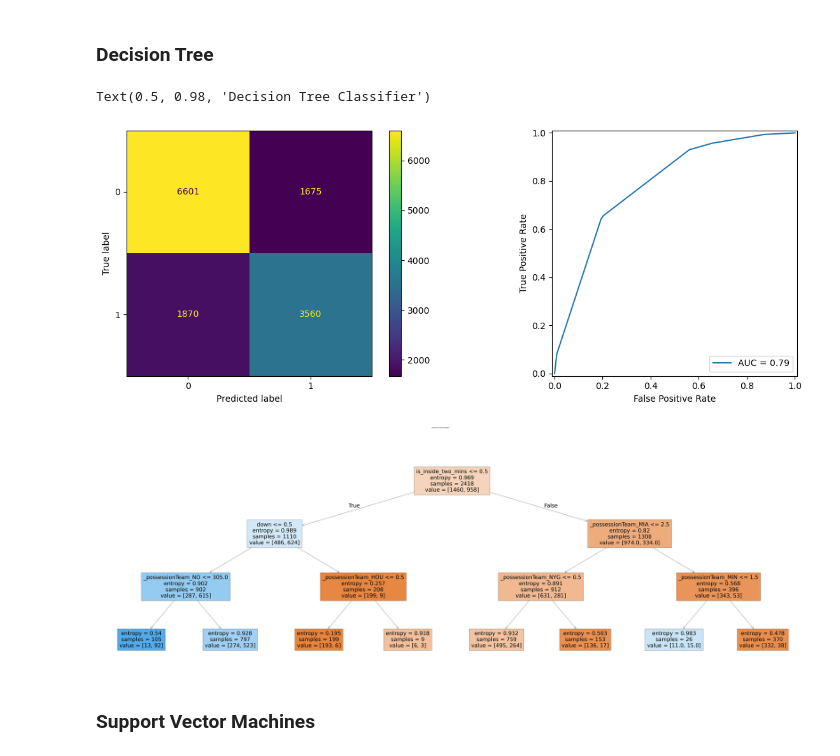
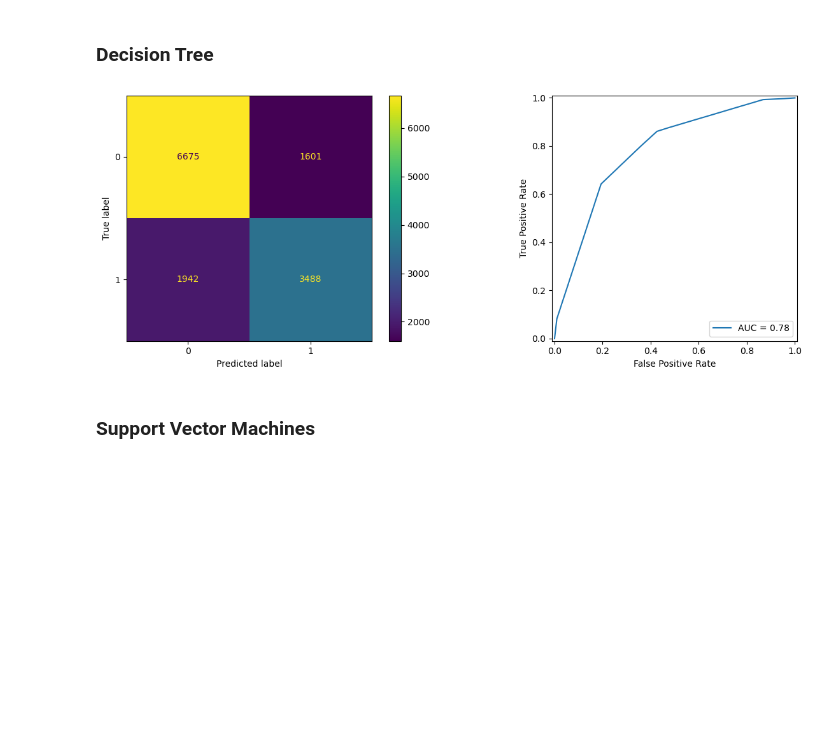
Before and after one commit to davestange/predict_plays, a Jupyter notebook: predict.ipynb, the cells around one changed output. Cells and saved outputs as stored; diff of their text form; code cells hidden in the pictures; blank space fills up the shorter version.

```diff
--- a/predict.ipynb
+++ b/predict.ipynb
@@ -12,17 +12,22 @@ PARAM_FINAL_IMAGES = False
 PARAM_GENERATE_CONFIDENCE_MATRIX = True
 
 # Hyper parameters - these are from the last 15% run
+sfs_features_to_select = 3
 logistic_regression__C = 1.0
 logistic_regression__class_weight = 'balanced'
 logistic_regression__fit_intercept = False
 logistic_regression__penalty = 'l2'
 logistic_regression__solver = 'liblinear'
+logistic_regression__features = None #['rb_count', 'extra_ol', 'form_I_FORM', 'form_PISTOL', 'form_SINGLEBACK', 'form_UNKNOWN', 'form_WILDCAT']
 kneighbors__algorithm = 'auto'
 kneighbors__n_neighbors = 10
 kneighbors__weights = None
+kneighbors__features = ['extra_ol', 'form_EMPTY', 'form_SHOTGUN']
 decision_tree__criterion = 'entropy'
 decision_tree__max_depth = 3
 decision_tree__max_features = None
+decision_tree__features = None#['wr_count', 'rb_count', 'form_SHOTGUN', 'form_SINGLEBACK']
+svc__features = None #['is_inside_two_mins', 'wr_count', 'te_count', 'rb_count', 'form_SHOTGUN', 'form_SINGLEBACK']
 # %% [markdown]
 # Initializing Data
 # %% [markdown]
@@ -521,32 +670,25 @@ ModelTrainer(model_name,
 # %%
 # for max_depth in range(1, 30):
 model_name = f"DecisionTreeClassifier with (criterion={decision_tree__criterion}, max_depth={decision_tree__max_depth}, max_features={decision_tree__max_features})"
 model = DecisionTreeClassifier(criterion=decision_tree__criterion,
                                     max_depth=decision_tree__max_depth,
                                     max_features=decision_tree__max_features)
 ModelTrainer(model_name,
             Pipeline([
-                ('transformer', col_trans),
                 ('regression', model)
-            ])).run()
+            ]),
+            selected_features=decision_tree__features).run()
 
-# get cleaned up feature names
-feature_names = []
-feature_names += TRAINING_FEATURES
-feature_names += col_trans.get_feature_names_out().tolist()
-feature_names
+# # get cleaned up feature names
+# feature_names = TRAINING_FEATURES
 
-feature_names = [x.replace('ordinalencoder__', '_').replace('onehotencoder__', '_').replace('remainder__', '_') for x in feature_names]
-
-fig = plt.figure(figsize=(100,30))
-_ = tree.plot_tree(model,
-                   feature_names=feature_names,
-                   filled=True)
-plt.suptitle("Decision Tree Classifier")
+# fig = plt.figure(figsize=(100,30))
+# _ = tree.plot_tree(model,
+#                    feature_names=feature_names,
+#                    filled=True)
+# plt.suptitle("Decision Tree Classifier")
 # %% [output]
-Text(0.5, 0.98, 'Decision Tree Classifier')
-[figure, old version]
+[figure, new version]
-[figure, removed]
 # %% [markdown]
 ### Support Vector Machines
 # %%
```
Also changed, not shown: parts of 15 cells of this notebook, 1 other file.
